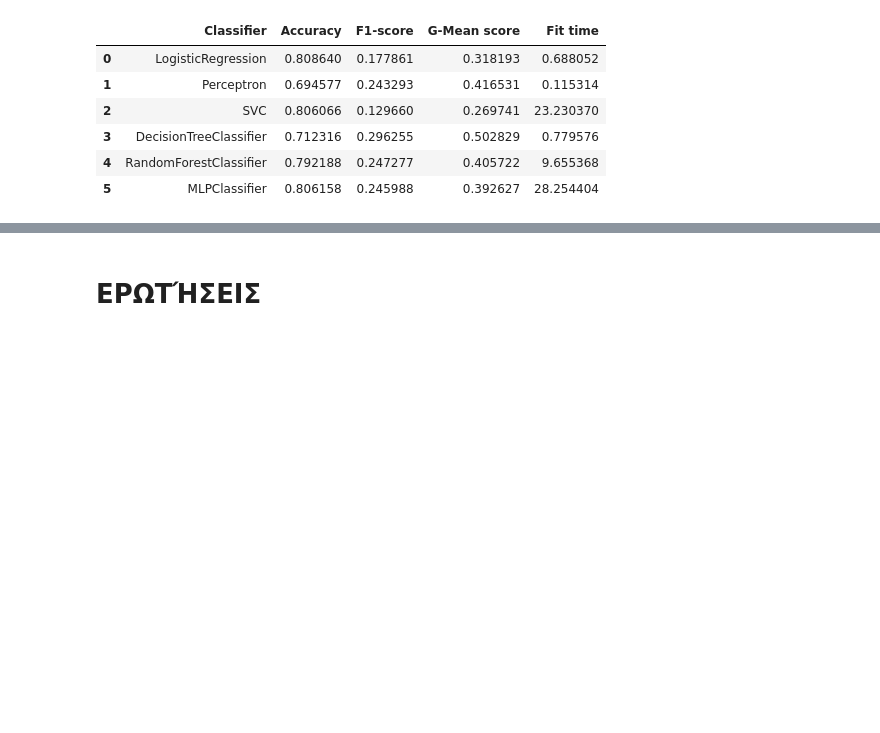
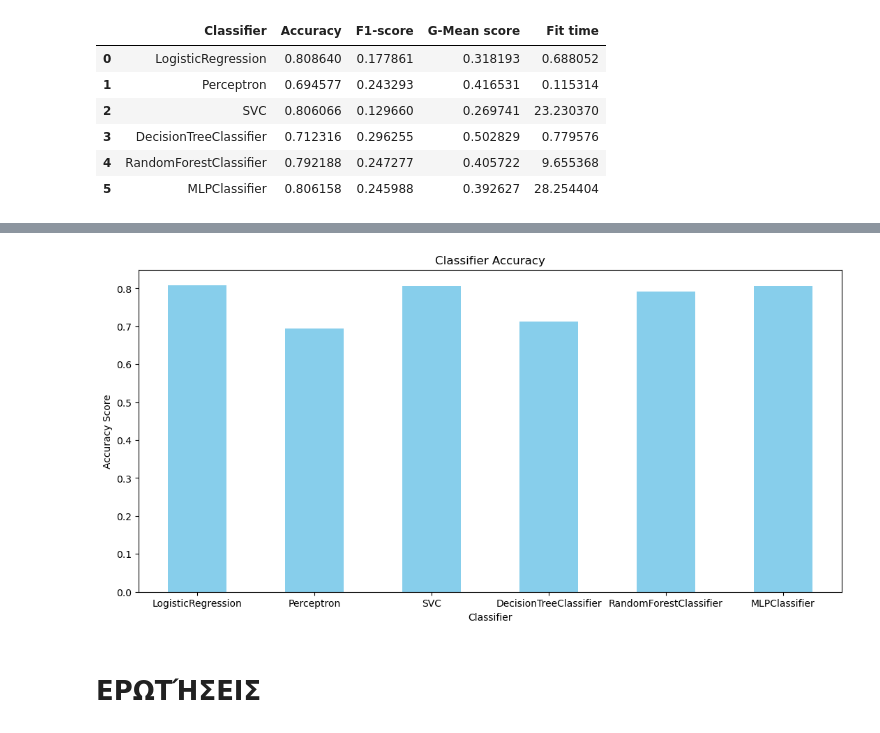
Before and after one commit to LazarosPan/Software-Defect-Detection, a Jupyter notebook: final.ipynb, the cells around one changed output, grey strips where cells are left out. Drawn from its saved outputs; the diff is of its cells as text; code cells hidden in the pictures; blank space fills up the shorter version.

```diff
--- a/final.ipynb
+++ b/final.ipynb
@@ -354,9 +356,11 @@ plt.show()
 # %%
-df['Accuracy'].plot(kind='bar', figsize=(10, 6), color='skyblue', rot=45)
+df['Accuracy'].plot(kind='bar', figsize=(13, 6), color='skyblue', rot=0)
 plt.title('Classifier Accuracy')
 plt.ylabel('Accuracy Score')
 plt.xlabel('Classifier')
 plt.show()
+# %% [output]
+[figure, added]
 # %% [markdown]
 # ΕΡΩΤΉΣΕΙΣ
 # %% [markdown]
```
Also changed, not shown: parts of 1 cell of this notebook, 7 other files.
